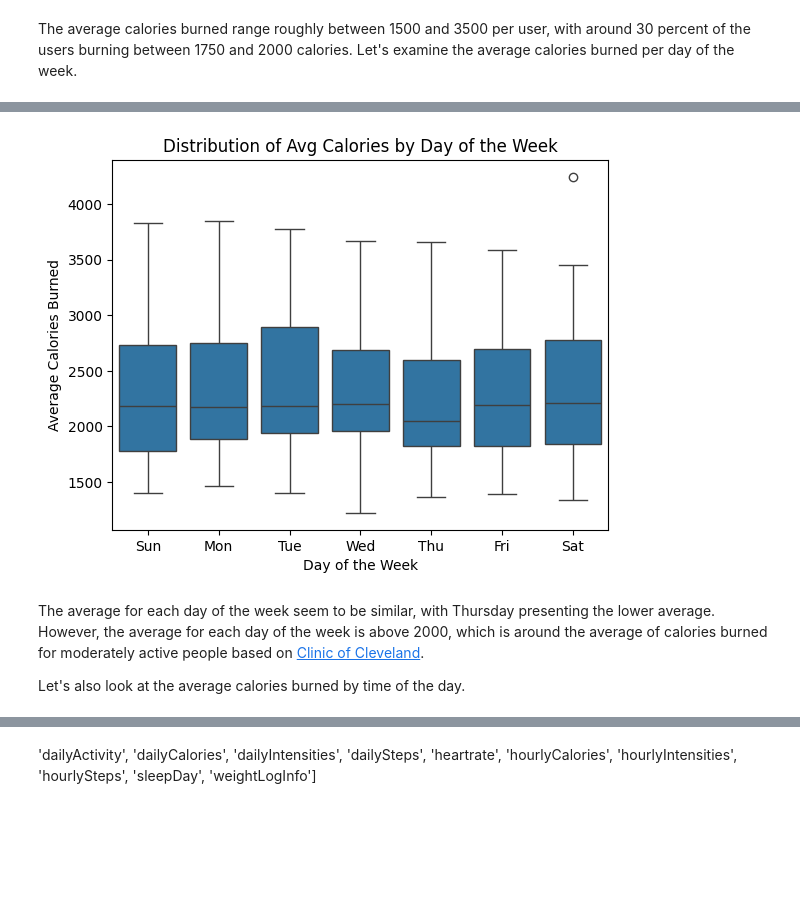
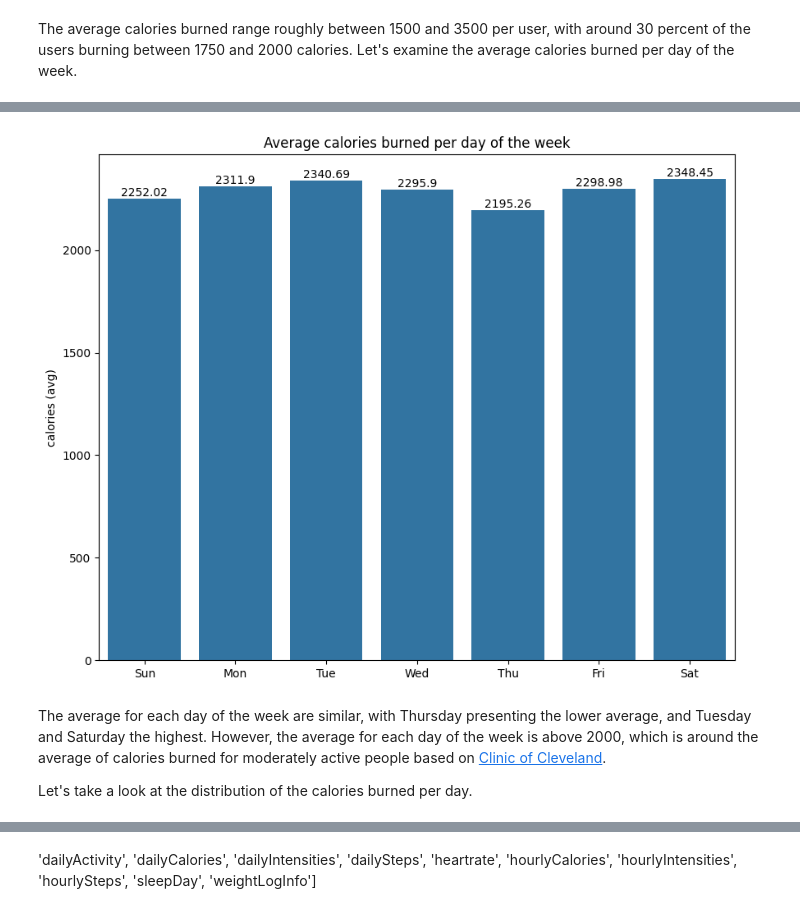
Before and after one commit to roxannardgz/bellabeat, a Jupyter notebook: Bellabeat Analysis.ipynb, the cells around one changed output, grey strips where cells are left out. Drawn from its saved outputs; the diff is of its cells as text; code cells hidden in the pictures; blank space fills up the shorter version.

```diff
--- a/Bellabeat Analysis.ipynb
+++ b/Bellabeat Analysis.ipynb
@@ -338,32 +366,21 @@ df
-# %%
-query = """
-SELECT
-    Id
-    ,strftime('%w', activityDay) as dow
-    ,AVG(calories) AS calories_avg
-FROM dailyCalories
-GROUP BY
-    1, 2
-
-"""
-
-df = pd.read_sql_query(query, engine)
-
-
-# Boxplot of average calories burned by day of the week
-ax = sns.boxplot(data=df, x='dow', y='calories_avg')
-
-ax.set_title('Distribution of Avg Calories by Day of the Week')
-ax.set_xlabel('Day of the Week')
-ax.set_ylabel('Average Calories Burned')
-
-ax.set_xticks(range(7))
-ax.set_xticklabels(['Sun', 'Mon', 'Tue', 'Wed', 'Thu', 'Fri', 'Sat'])
-
-plt.show()
-# %% [output]
-[figure]
+# %%
+plt.figure(figsize=(10,8))
+
+ax = sns.barplot(data=df, x='dow', y='calories_avg')
+
+ax.set_title('Average calories burned per day of the week')
+ax.set_xlabel('')
+ax.set_ylabel('calories (avg)')
+
+ax.set_xticks(range(7))
+ax.set_xticklabels(['Sun', 'Mon', 'Tue', 'Wed', 'Thu', 'Fri', 'Sat'])
+
+ax.bar_label(ax.containers[0], fontsize=10);
+
+plt.show()
+# %% [output]
+[figure, added]
 # %% [markdown]
-The average for each day of the week seem to be similar, with Thursday presenting the lower average. However, the average for each day of the week is above 2000, which is around the average of calories burned for moderately active people based on <a href='https://health.clevelandclinic.org/calories-burned-in-a-day]'>Clinic of Cleveland</a>.
+The average for each day of the week are similar, with Thursday presenting the lower average, and Tuesday and Saturday the highest. However, the average for each day of the week is above 2000, which is around the average of calories burned for moderately active people based on <a href='https://health.clevelandclinic.org/calories-burned-in-a-day]'>Clinic of Cleveland</a>.
 
-Let's also look at the average calories burned by time of the day.
+Let's take a look at the distribution of the calories burned per day.
```
Also changed, not shown: parts of 26 cells of this notebook.
